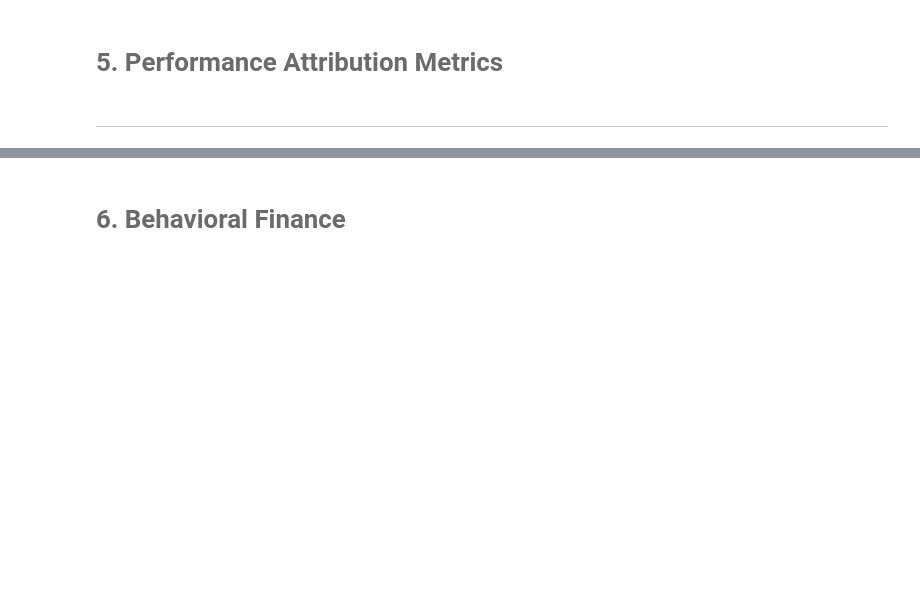
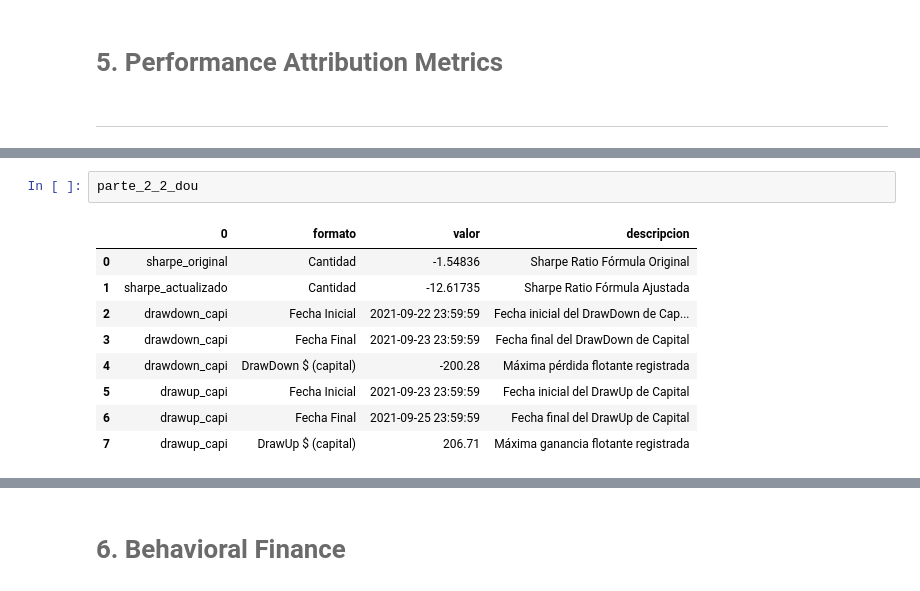
Before and after one commit to douglasparism/MyST_LAB_3_E3, a Jupyter notebook: notebook.ipynb, the cells around one changed output, grey strips where cells are left out. Saved outputs shown, nothing was run; the diff lists cells and outputs as text; blank space fills up the shorter version.

```diff
--- a/notebook.ipynb
+++ b/notebook.ipynb
@@ -144,3 +219,15 @@ parte_2_1_dou, parte_2_2_dou
+# %%
+parte_2_2_dou
+# %% [output]
+|  | 0 | formato | valor | descripcion |
+| 0 | sharpe_original | Cantidad | -1.54836 | Sharpe Ratio Fórmula Original |
+| 1 | sharpe_actualizado | Cantidad | -12.61735 | Sharpe Ratio Fórmula Ajustada |
+| 2 | drawdown_capi | Fecha Inicial | 2021-09-22 23:59:59 | Fecha inicial del DrawDown de Cap... |
+| 3 | drawdown_capi | Fecha Final | 2021-09-23 23:59:59 | Fecha final del DrawDown de Capital |
+| 4 | drawdown_capi | DrawDown $ (capital) | -200.28 | Máxima pérdida flotante registrada |
+| 5 | drawup_capi | Fecha Inicial | 2021-09-23 23:59:59 | Fecha inicial del DrawUp de Capital |
+| 6 | drawup_capi | Fecha Final | 2021-09-25 23:59:59 | Fecha final del DrawUp de Capital |
+| 7 | drawup_capi | DrawUp $ (capital) | 206.71 | Máxima ganancia flotante registrada |
 # %%
 parte_2_1_ap = fn.f_evolucion_capital(cap_ini=100000, operaciones=data_ap.copy())
 parte_2_2_ap = fn.f_estadisticas_mad(parte_2_1_ap, rf=0.05, benchmark_ticker="^GSPC")
```
Also changed, not shown: parts of 12 cells of this notebook.
